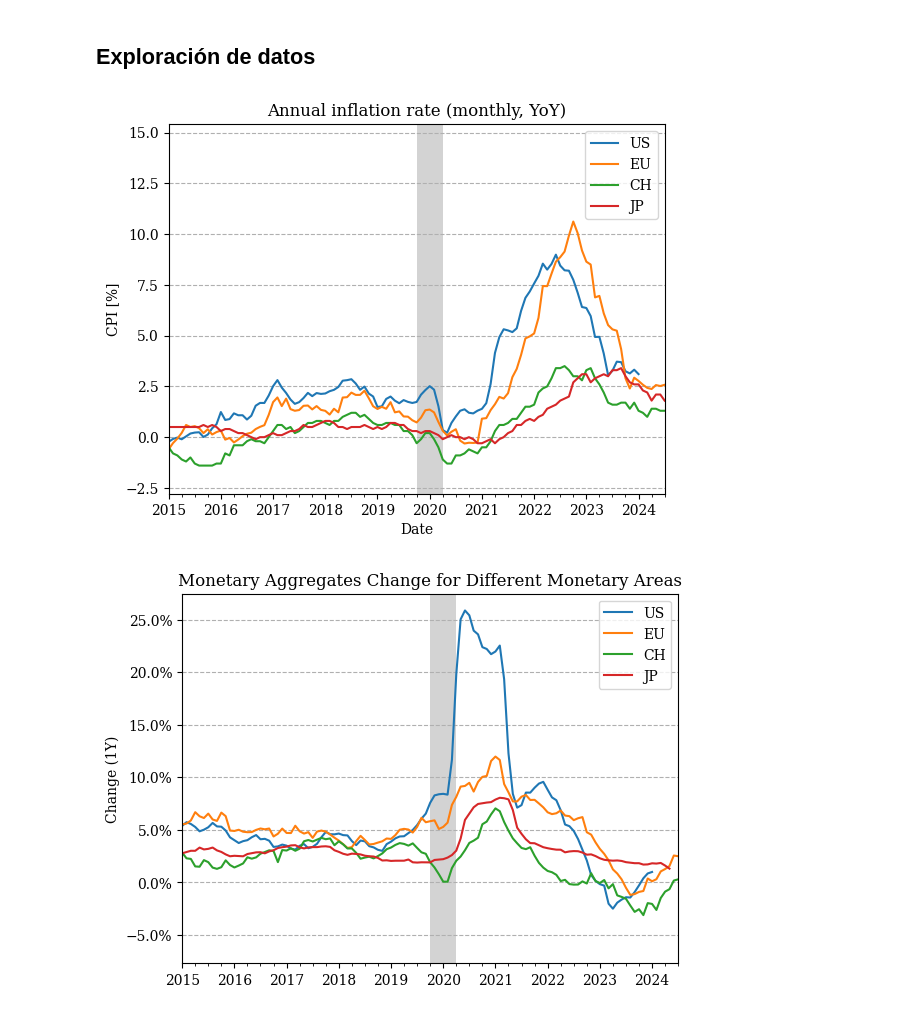
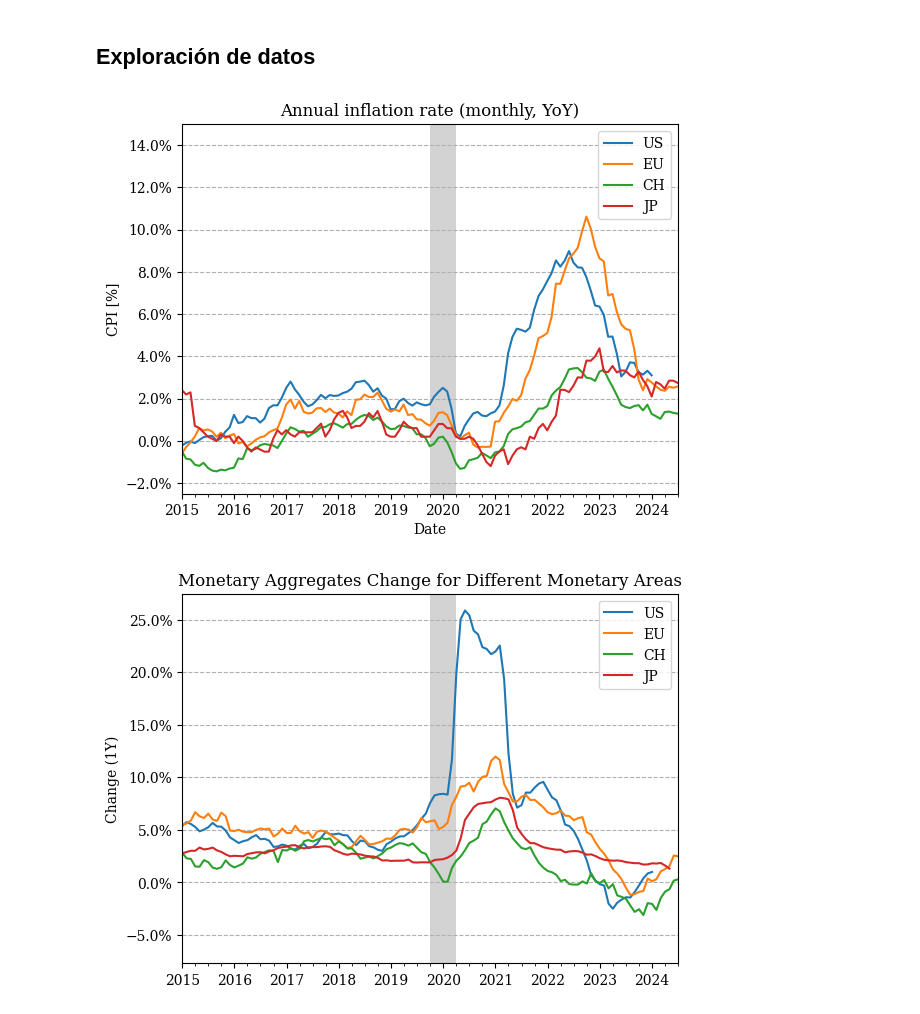
Before and after one commit to MiguelPuntoEs/money-growth, a Jupyter notebook: money-growth.ipynb, the cells around one changed output. Saved outputs shown, nothing was run; the diff lists cells and outputs as text; code cells hidden in the pictures.

Commit message:
Changed Japan's inflation data

```diff
--- a/money-growth.ipynb
+++ b/money-growth.ipynb
@@ -205,12 +208,19 @@ Datos:
 Referencia sobre agregados monetarios: [Monetary Aggregates (market volume, outstanding)](https://www.boj.or.jp/en/statistics/outline/note/notest31.htm).
 # %%
 df_jp = pd.DataFrame()
-df_jp['cpi'] = pd.read_csv('data/cpi-jp.csv',
+# df_jp['cpi'] = pd.read_csv('data/cpi-jp.csv',
+#                            parse_dates=['Date'],
+#                            index_col='Date')[r'Trimmed mean (y/y % chg.)'] # Monthly data
+df_jp['cpi'] = pd.read_csv('data/jp-cpi-e-stat.csv',
                            parse_dates=['Date'],
-                           index_col='Date')[r'Trimmed mean (y/y % chg.)'] # Monthly data
+                           index_col='Date')[r'CPI (2020=100)'] # Monthly data
 df_jp['m3'] = pd.read_csv('data/m3-jp.csv',
                           skiprows=3,
                           names=['Date', 'Value'],
                           parse_dates=['Date'],
                           date_format={'Date': '%Y/%m'},
                           index_col='Date') # Monthly data
+
+df_jp['gdp'] = fred.get_series('JPNNGDP') # Quarterly data
+
+df_jp['v'] = df_jp['gdp']/df_jp['m3']
@@ -219,20 +241,22 @@ df_jp['m3'] = pd.read_csv('data/m3-jp.csv',
 # %%
 fig, ax = plt.subplots()
 
-(100*df_us['cpi'].pct_change(periods=12)).plot(ax=ax, label='US')
-(100*df_eu['cpi'].pct_change(periods=12)).plot(ax=ax, label='EU')
-df_ch['cpi'].plot(ax=ax, label='CH')
-df_jp['cpi'].plot(ax=ax, label='JP')
+df_us['cpi'].pct_change(periods=12).plot(ax=ax, label='US')
+df_eu['cpi'].pct_change(periods=12).plot(ax=ax, label='EU')
+df_ch['cpi'].pct_change(periods=12).plot(ax=ax, label='CH')
+df_jp['cpi'].pct_change(periods=12).plot(ax=ax, label='JP')
 
 plot_recessions(ax)
 
 ax.set_xlim(['2015', None])
+ax.set_ylim([-.025, .15])
+ax.yaxis.set_major_formatter(mtick.PercentFormatter(1.0))
 ax.grid(which='major', axis='y', linestyle='--')  #  or bothdd
 ax.set_title('Annual inflation rate (monthly, YoY)')
 ax.set_ylabel('CPI [%]')
 ax.legend();
 # %% [output]
-[figure, old version]
+[figure, new version]
 # %%
 fig, ax = plt.subplots()
 
```
Also changed, not shown: parts of 10 cells of this notebook.
